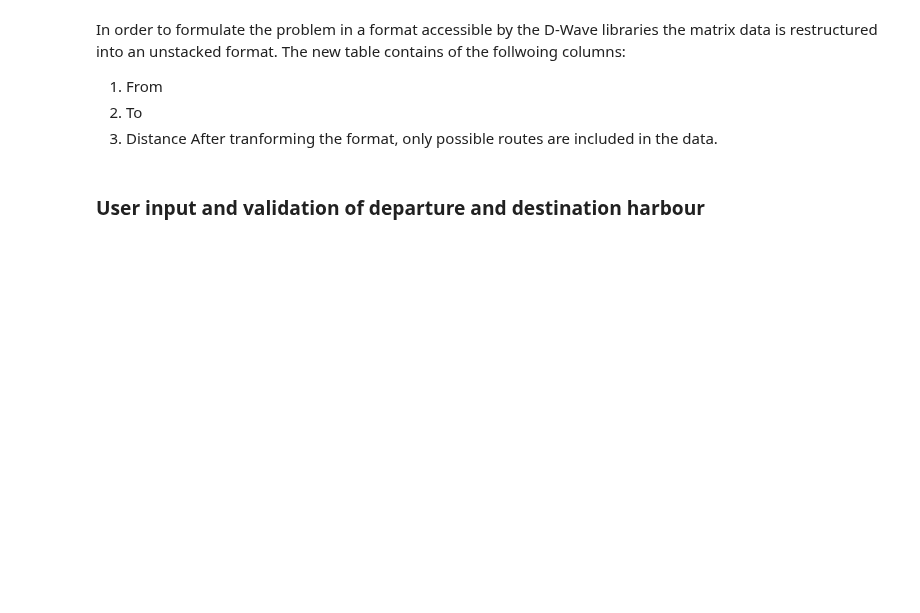
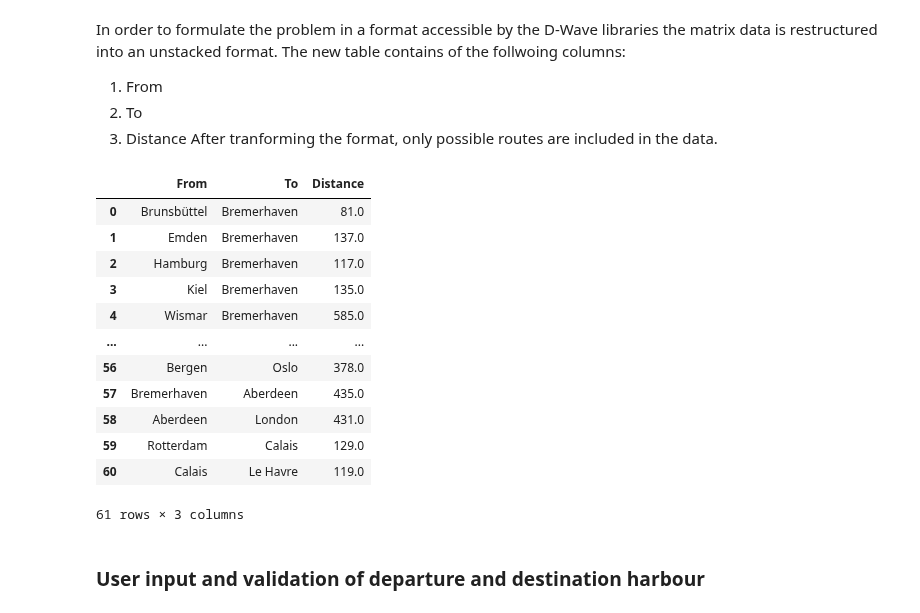
Before and after one commit to annaehhh/Quantum-Computing, a Jupyter notebook: ferrylines.ipynb, the cells around one changed output. Cells and saved outputs as stored; diff of their text form; code cells hidden in the pictures; blank space fills up the shorter version.

```diff
--- a/ferrylines.ipynb
+++ b/ferrylines.ipynb
@@ -57,28 +76,43 @@ After tranforming the format, only possible routes are included in the data.
 # %%
 def format_ports(ports):
     # rename 'Column1' to 'From'
     return ports.rename(columns={'Column1':"From"})
 df_ports    	= format_ports(df_ports)
 df_ports_sample = format_ports(df_ports_sample)
 
 def create_routes(ports):
     # transform end harbours in columns to rows
     routes= pd.melt(ports,id_vars=['From'],var_name="To",value_name='Distance')
 
     # filter NaN-values
-    routes=droutes[routes["Distance"].notnull()]
+    routes=routes[routes["Distance"].notnull()]
 
     # filter out 0.0 values
     routes=routes[routes.Distance != 0]
 
     #reset index
     routes=routes.reset_index(drop=True)
     return routes
 df_routes        = create_routes(df_ports)
 df_routes_sample = create_routes(df_ports_sample)
 
 df_routes_withoutStardEnd=df_routes
+df_routes_withoutStardEnd_sample=df_routes_sample
 df_routes
+# %% [output]
+|  | From | To | Distance |
+| 0 | Brunsbüttel | Bremerhaven | 81.0 |
+| 1 | Emden | Bremerhaven | 137.0 |
+| 2 | Hamburg | Bremerhaven | 117.0 |
+| 3 | Kiel | Bremerhaven | 135.0 |
+| 4 | Wismar | Bremerhaven | 585.0 |
+| ... | ... | ... | ... |
+| 56 | Bergen | Oslo | 378.0 |
+| 57 | Bremerhaven | Aberdeen | 435.0 |
+| 58 | Aberdeen | London | 431.0 |
+| 59 | Rotterdam | Calais | 129.0 |
+| 60 | Calais | Le Havre | 119.0 |
+61 rows × 3 columns
 # %% [markdown]
 ### User input and validation of departure and destination harbour
 # %% [markdown]
```
Also changed, not shown: parts of 12 cells of this notebook.
